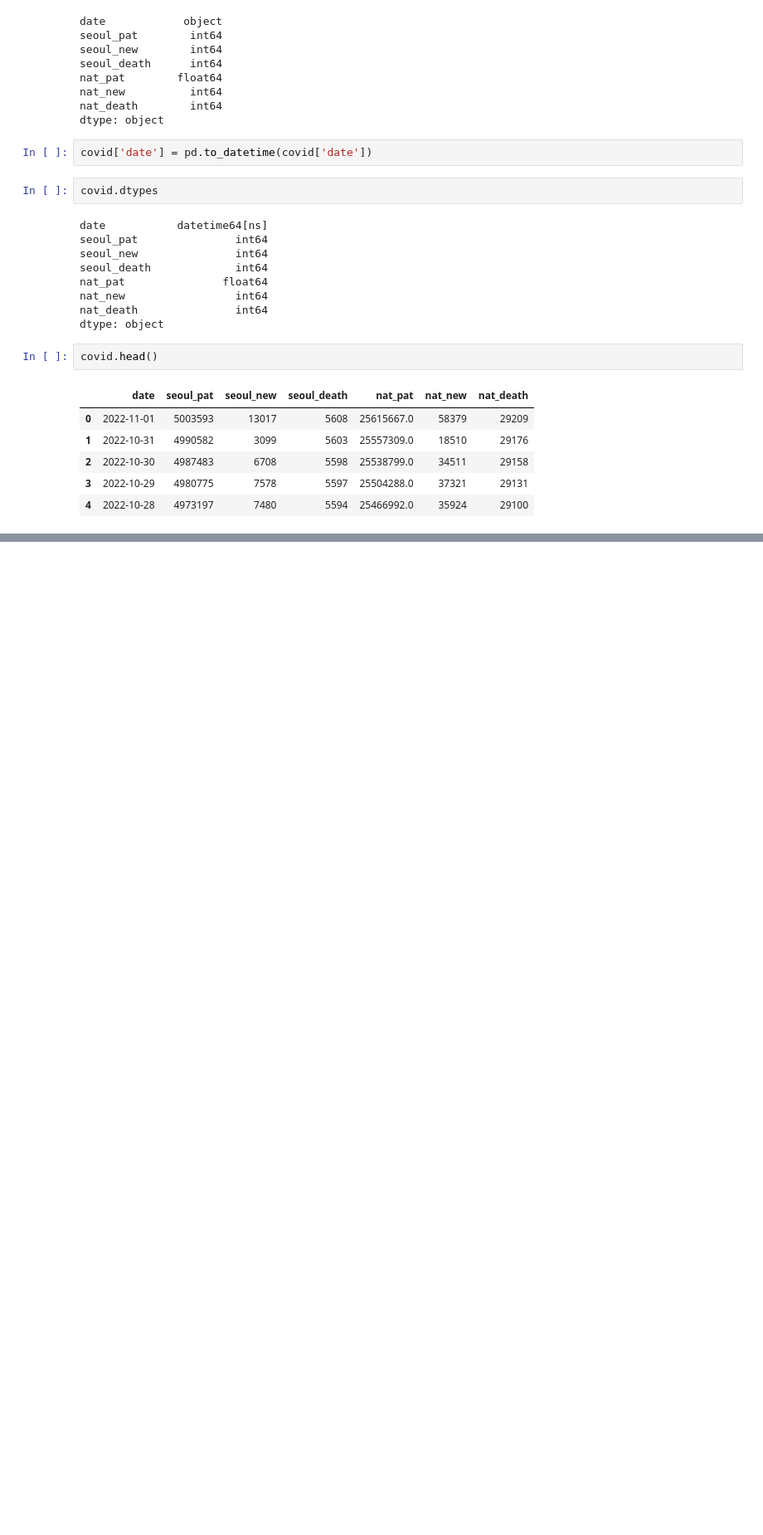
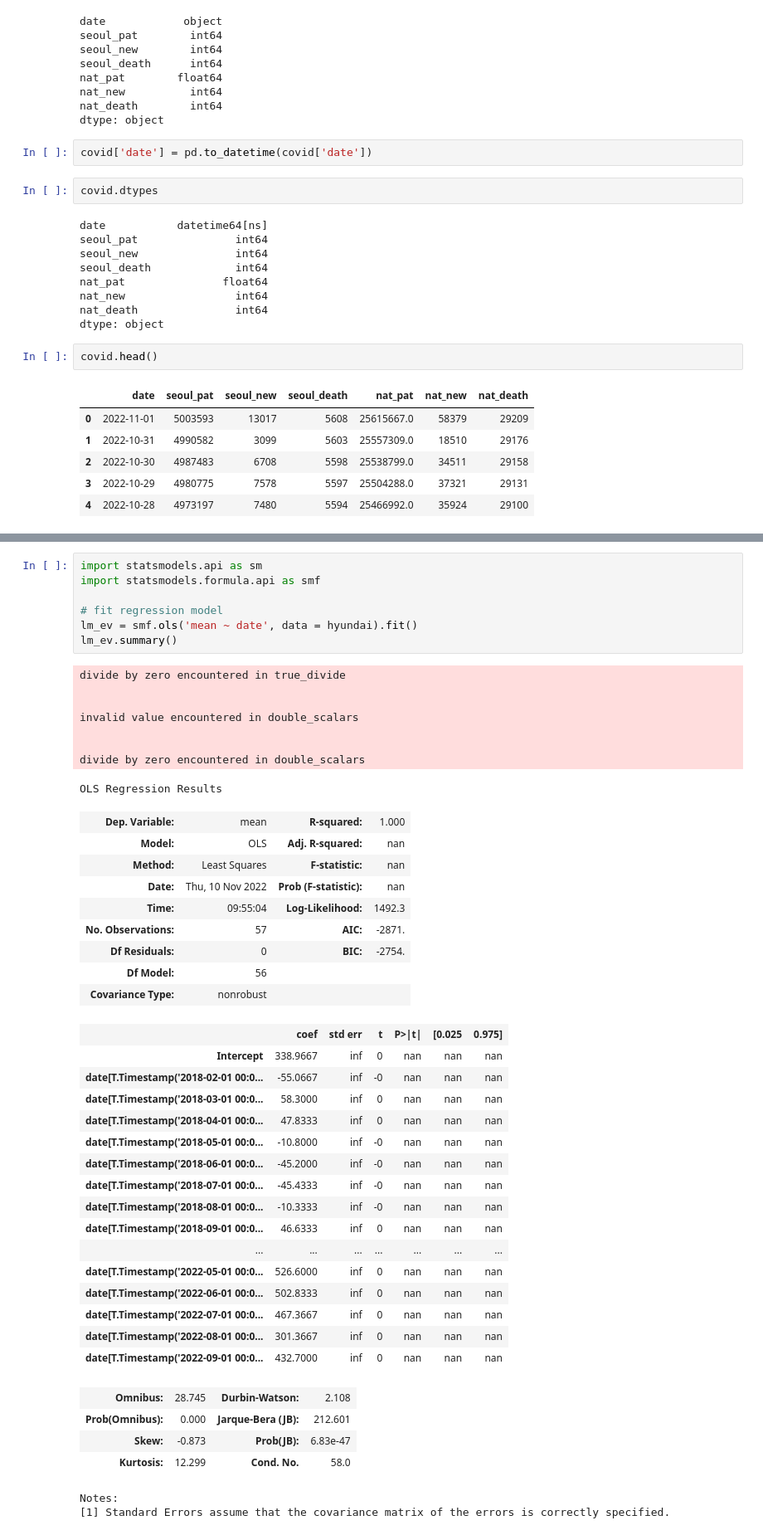
Before and after one commit to 2hyunie/qmss_thesis, a Jupyter notebook: Exploratory Data Analysis.ipynb, the cells around one changed output, grey strips where cells are left out. Shown: that part at 83% size. Saved outputs shown, nothing was run; the diff lists cells and outputs as text; blank space fills up the shorter version.

```diff
--- a/Exploratory Data Analysis.ipynb
+++ b/Exploratory Data Analysis.ipynb
@@ -421,0 +401,47 @@ Notes:
+# %%
+import statsmodels.api as sm
+import statsmodels.formula.api as smf
+
+# fit regression model
+lm_ev = smf.ols('mean ~ date', data = hyundai).fit()
+lm_ev.summary()
+# %% [output]
+divide by zero encountered in true_divide
+
+
+invalid value encountered in double_scalars
+
+
+divide by zero encountered in double_scalars
+OLS Regression Results
+| Dep. Variable: | mean | R-squared: | 1.000 |
+| Model: | OLS | Adj. R-squared: | nan |
+| Method: | Least Squares | F-statistic: | nan |
+| Date: | Thu, 10 Nov 2022 | Prob (F-statistic): | nan |
+| Time: | 09:55:04 | Log-Likelihood: | 1492.3 |
+| No. Observations: | 57 | AIC: | -2871. |
+| Df Residuals: | 0 | BIC: | -2754. |
+| Df Model: | 56 |  |  |
+| Covariance Type: | nonrobust |  |  |
+|  | coef | std err | t | P>|t| | [0.025 | 0.975] |
+| Intercept | 338.9667 | inf | 0 | nan | nan | nan |
+| date[T.Timestamp('2018-02-01 00:0... | -55.0667 | inf | -0 | nan | nan | nan |
+| date[T.Timestamp('2018-03-01 00:0... | 58.3000 | inf | 0 | nan | nan | nan |
+| date[T.Timestamp('2018-04-01 00:0... | 47.8333 | inf | 0 | nan | nan | nan |
+| date[T.Timestamp('2018-05-01 00:0... | -10.8000 | inf | -0 | nan | nan | nan |
+| date[T.Timestamp('2018-06-01 00:0... | -45.2000 | inf | -0 | nan | nan | nan |
+| date[T.Timestamp('2018-07-01 00:0... | -45.4333 | inf | -0 | nan | nan | nan |
+| date[T.Timestamp('2018-08-01 00:0... | -10.3333 | inf | -0 | nan | nan | nan |
+| date[T.Timestamp('2018-09-01 00:0... | 46.6333 | inf | 0 | nan | nan | nan |
+| ... | ... | ... | ... | ... | ... | ... |
+| date[T.Timestamp('2022-05-01 00:0... | 526.6000 | inf | 0 | nan | nan | nan |
+| date[T.Timestamp('2022-06-01 00:0... | 502.8333 | inf | 0 | nan | nan | nan |
+| date[T.Timestamp('2022-07-01 00:0... | 467.3667 | inf | 0 | nan | nan | nan |
+| date[T.Timestamp('2022-08-01 00:0... | 301.3667 | inf | 0 | nan | nan | nan |
+| date[T.Timestamp('2022-09-01 00:0... | 432.7000 | inf | 0 | nan | nan | nan |
+| Omnibus: | 28.745 | Durbin-Watson: | 2.108 |
+| Prob(Omnibus): | 0.000 | Jarque-Bera (JB): | 212.601 |
+| Skew: | -0.873 | Prob(JB): | 6.83e-47 |
+| Kurtosis: | 12.299 | Cond. No. | 58.0 |
+Notes:
+[1] Standard Errors assume that the covariance matrix of the errors is correctly specified.
```
Also changed, not shown: parts of 41 cells of this notebook, 1 other file.
